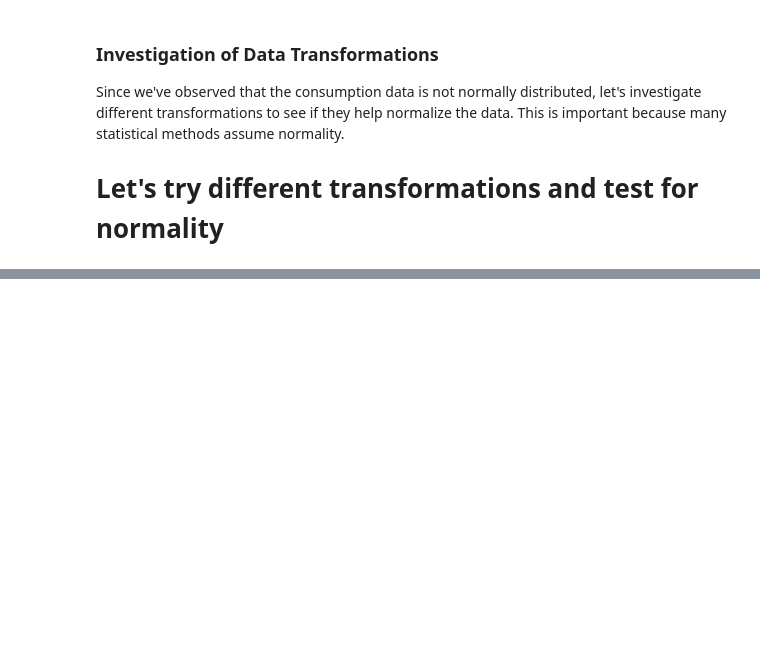
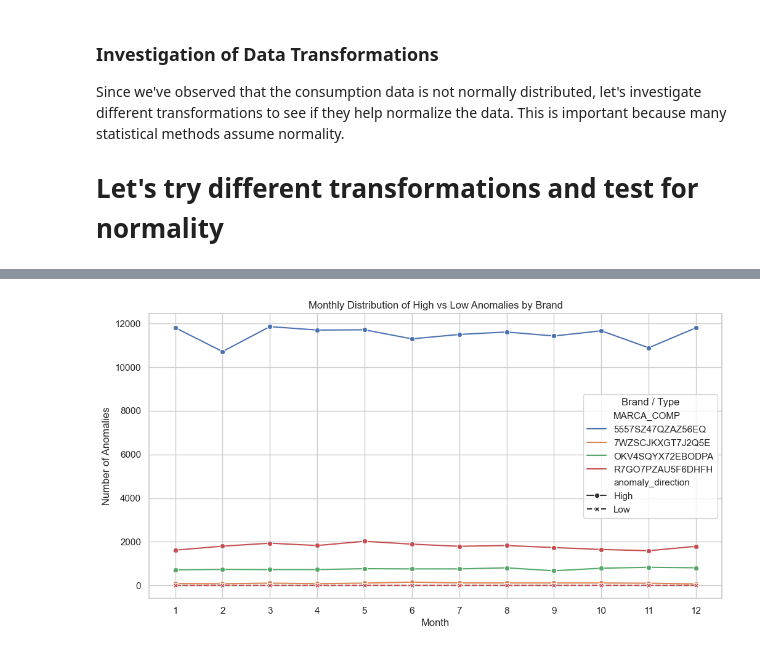
Before and after one commit to jordiestevee/ProjectManagement_G102.F, a Jupyter notebook: 1.1.2.a_Exploratory_Data_Analaysis.ipynb, the cells around one changed output, grey strips where cells are left out. Cells and saved outputs as stored; diff of their text form; code cells hidden in the pictures; blank space fills up the shorter version.

```diff
--- a/1.1.2.a_Exploratory_Data_Analaysis.ipynb
+++ b/1.1.2.a_Exploratory_Data_Analaysis.ipynb
@@ -597,0 +808,21 @@ if len(positive_data) > 0:
+# %%
+monthly_direction = (
+    df_anomalies.groupby(['MARCA_COMP', 'month', 'anomaly_direction'])
+    .agg(anomalies=('is_anomaly', 'sum'))
+    .reset_index()
+)
+
+plt.figure(figsize=(12,6))
+sns.lineplot(
+    data=monthly_direction,
+    x='month', y='anomalies',
+    hue='MARCA_COMP', style='anomaly_direction', markers=True
+)
+plt.title('Monthly Distribution of High vs Low Anomalies by Brand')
+plt.xlabel('Month')
+plt.ylabel('Number of Anomalies')
+plt.xticks(range(1,13))
+plt.legend(title='Brand / Type')
+plt.show()
+# %% [output]
+[figure, added]
```
Also changed, not shown: parts of 16 cells of this notebook.
